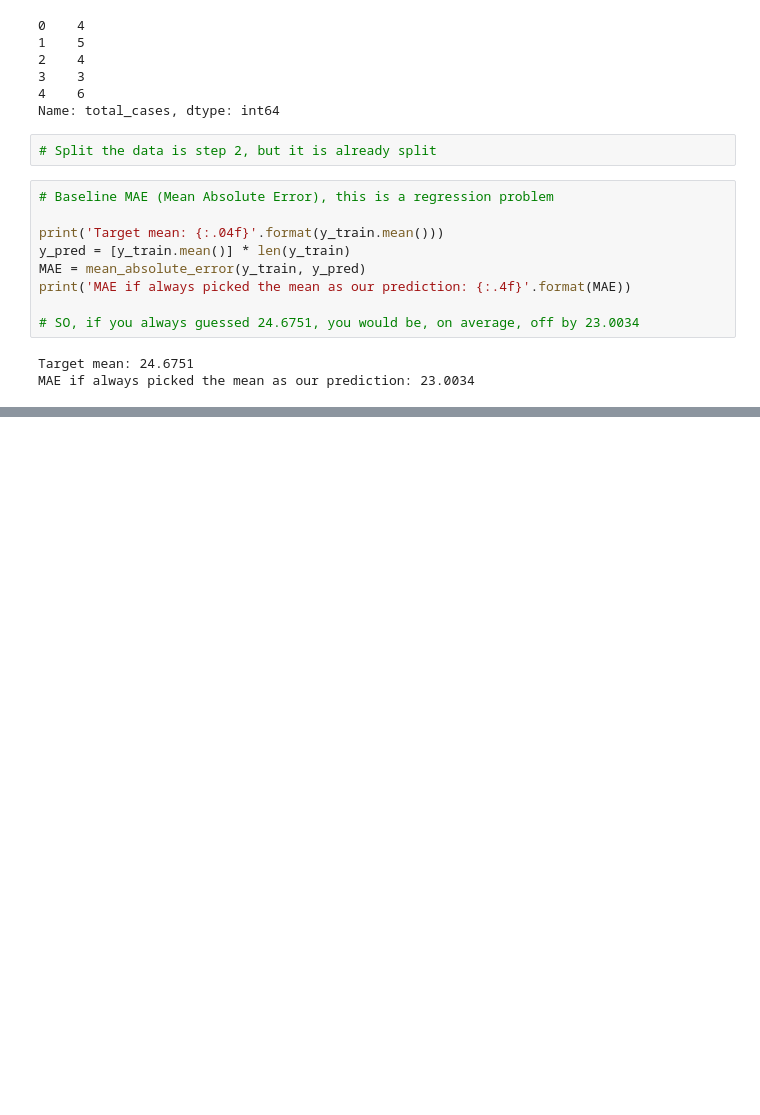
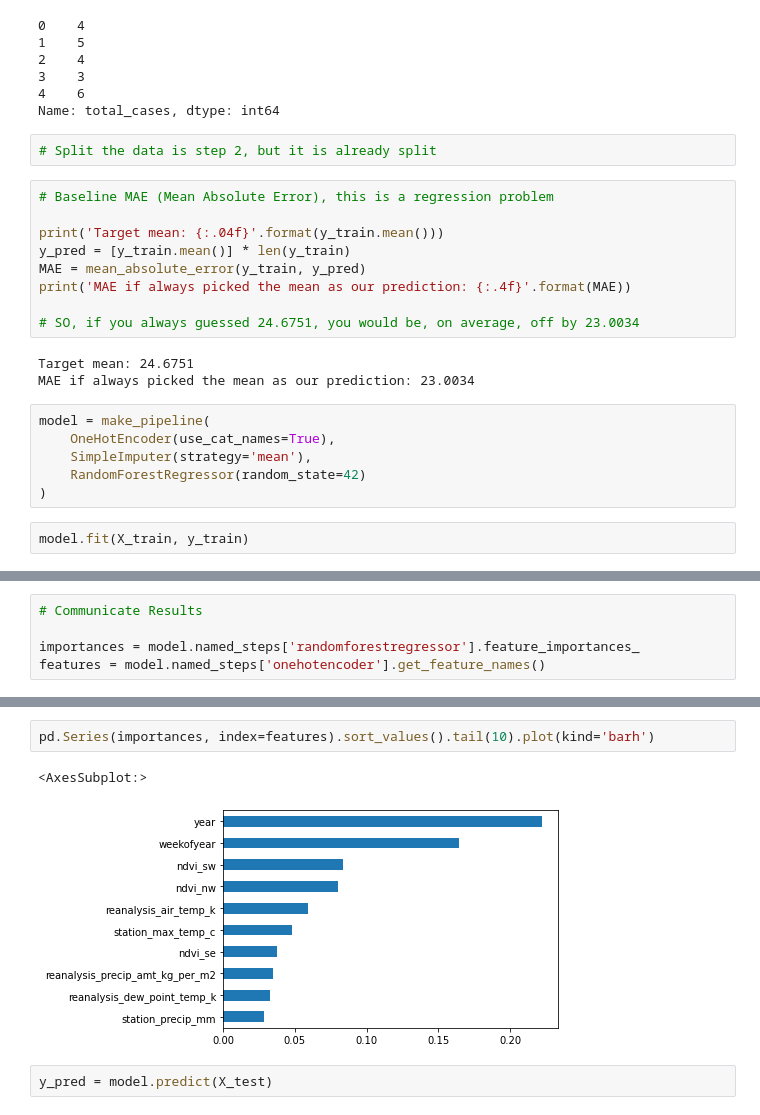
Before and after one commit to Frank-Howd/DS23-dengai-FH, a Jupyter notebook: Analysis.ipynb, the cells around one changed output, grey strips where cells are left out. Drawn from its saved outputs; the diff is of its cells as text; blank space fills up the shorter version.

```diff
--- a/Analysis.ipynb
+++ b/Analysis.ipynb
@@ -163,3 +168,11 @@ print('MAE if always picked the mean as our prediction: {:.4f}'.format(MAE))
 # %% [output]
 Target mean: 24.6751
 MAE if always picked the mean as our prediction: 23.0034
+# %%
+model = make_pipeline(
+    OneHotEncoder(use_cat_names=True),
+    SimpleImputer(strategy='mean'),
+    RandomForestRegressor(random_state=42)
+)
+# %%
+model.fit(X_train, y_train)
@@ -165,0 +191,5 @@ MAE if always picked the mean as our prediction: 23.0034
+# %%
+# Communicate Results
+
+importances = model.named_steps['randomforestregressor'].feature_importances_
+features = model.named_steps['onehotencoder'].get_feature_names()
@@ -165,0 +227,7 @@ MAE if always picked the mean as our prediction: 23.0034
+# %%
+pd.Series(importances, index=features).sort_values().tail(10).plot(kind='barh')
+# %% [output]
+<AxesSubplot:>
+[figure, added]
+# %%
+y_pred = model.predict(X_test)
```
Also changed, not shown: parts of 15 cells of this notebook, 1 other file.
